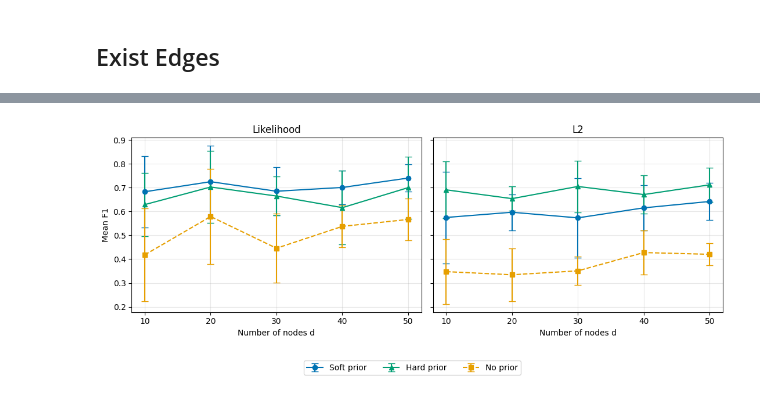
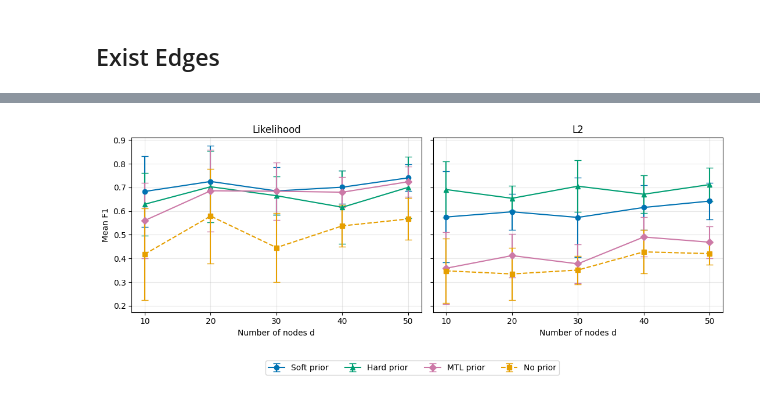
Before and after one commit to yurou-liang/notears, a Jupyter notebook: Analyse.ipynb, the cells around one changed output, grey strips where cells are left out. Cells and saved outputs as stored; diff of their text form; code cells hidden in the pictures.

```diff
--- a/Analyse.ipynb
+++ b/Analyse.ipynb
@@ -101,8 +101,9 @@ summary
 # %%
 # Change these paths if the result directories are elsewhere.
 INPUT_DIRS = {
-    "soft": Path("linear_exist_path_pairs"),
+    "soft": Path("linear_exist_path_pairs_soft"),
     "hard": Path("linear_exist_path_pairs_hard"),
+    "mtl": Path("linear_exist_path_pairs"),
 }
 
 
@@ -123,6 +124,11 @@ def load_accuracy_rows(input_dirs):
     for experiment, directory in input_dirs.items():
 
         for path in sorted(directory.glob("*.json")):
+            # Separate methods even when their files share a directory.
+            if experiment == "soft" and not path.stem.endswith("_soft"):
+                continue
+            if experiment == "mtl" and not re.search(r"_mtl(?:_compare)?$", path.stem):
+                continue
             with path.open(encoding="utf-8") as file:
                 result = json.load(file)
 
@@ -240,6 +246,7 @@ def plot_f1_summary(summary):
     styles = [
         ("soft", "with_prior", "Soft prior", "#0072B2", "o", "-"),
         ("hard", "with_prior", "Hard prior", "#009E73", "^", "-"),
+        ("mtl", "with_prior", "MTL prior", "#CC79A7", "D", "-"),
         ("hard", "no_prior", "No prior", "#E69F00", "s", "--"),
     ]
 
@@ -257,32 +264,32 @@ def plot_f1_summary(summary):
                 raise ValueError(f"No data for {label}, {loss}")
             if subset["d"].duplicated().any():
                 raise ValueError(f"Multiple rows per d for {label}, {loss}")
 
             ax.errorbar(
                 subset["d"], subset["f1"],
                 yerr=subset["f1_std"].fillna(0),
                 label=label,
                 color=color,
                 marker=marker,
                 linestyle=line,
                 capsize=4,
             )
 
         ax.set_title("Likelihood" if loss == "likelihood" else "L2")
         ax.set_xlabel("Number of nodes d")
         ax.set_xticks(sorted(data["d"].dropna().unique()))
         ax.grid(alpha=0.3)
 
     axes[0].set_ylabel("Mean F1")
     handles, labels = axes[0].get_legend_handles_labels()
-    fig.legend(handles, labels, loc="lower center", ncol=3)
+    fig.legend(handles, labels, loc="lower center", ncol=4)
     fig.tight_layout(rect=(0, 0.12, 1, 1))
     return fig, axes
 
 fig, axes = plot_f1_summary(summary)
 plt.show()
 
 # Optional:
 # fig.savefig("f1_comparison.png", dpi=300, bbox_inches="tight")
 # %% [output]
-[figure, old version]
+[figure, new version]
```
Also changed, not shown: parts of 1 cell of this notebook, 2 other files.
